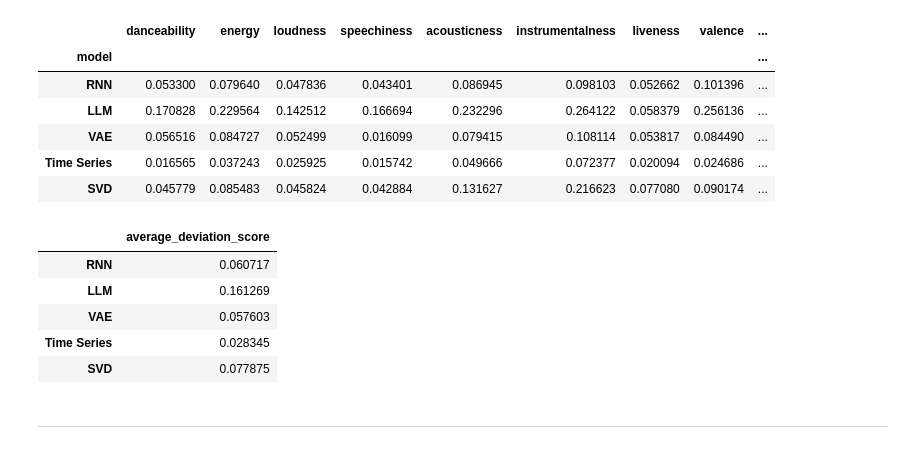
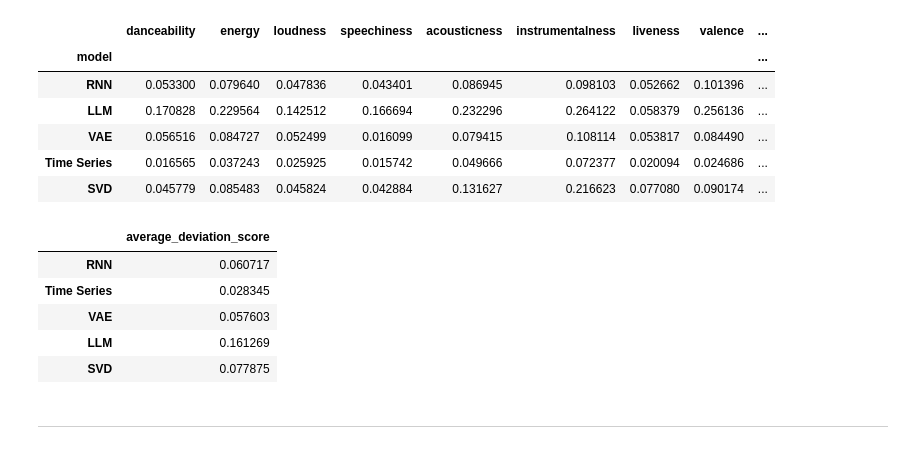
Before and after one commit to shreyash2106/CS573_Final_Project, a Jupyter notebook: src/eval/eval.ipynb, the cells around one changed output. Saved outputs shown, nothing was run; the diff lists cells and outputs as text; code cells hidden in the pictures.

```diff
--- a/src/eval/eval.ipynb
+++ b/src/eval/eval.ipynb
@@ -530,20 +530,20 @@ combined_df
 | Time Series | 0.016565 | 0.037243 | 0.025925 | 0.015742 | 0.049666 | 0.072377 | 0.020094 | 0.024686 | ... |
 | SVD | 0.045779 | 0.085483 | 0.045824 | 0.042884 | 0.131627 | 0.216623 | 0.077080 | 0.090174 | ... |
 # %%
-deviation_df = pd.DataFrame(combined_df, index=['RNN', 'LLM', 'VAE', 'Time Series', 'SVD'])
+deviation_df = pd.DataFrame(combined_df, index=['RNN', 'Time Series', 'VAE', 'LLM', 'SVD'])
 
 # Calculate the average deviation score for each model
 deviation_df['average_deviation_score'] = deviation_df.sum(axis=1) / deviation_df.shape[1]
 
 # Display the resulting DataFrame
 deviation_df = deviation_df[['average_deviation_score']]
 deviation_df
 # %% [output]
 |  | average_deviation_score |
 | RNN | 0.060717 |
+| Time Series | 0.028345 |
+| VAE | 0.057603 |
 | LLM | 0.161269 |
-| VAE | 0.057603 |
-| Time Series | 0.028345 |
 | SVD | 0.077875 |
 # %% [markdown]
 ----------------------------------------------------------------
```
Also changed, not shown: parts of 4 cells of this notebook.
